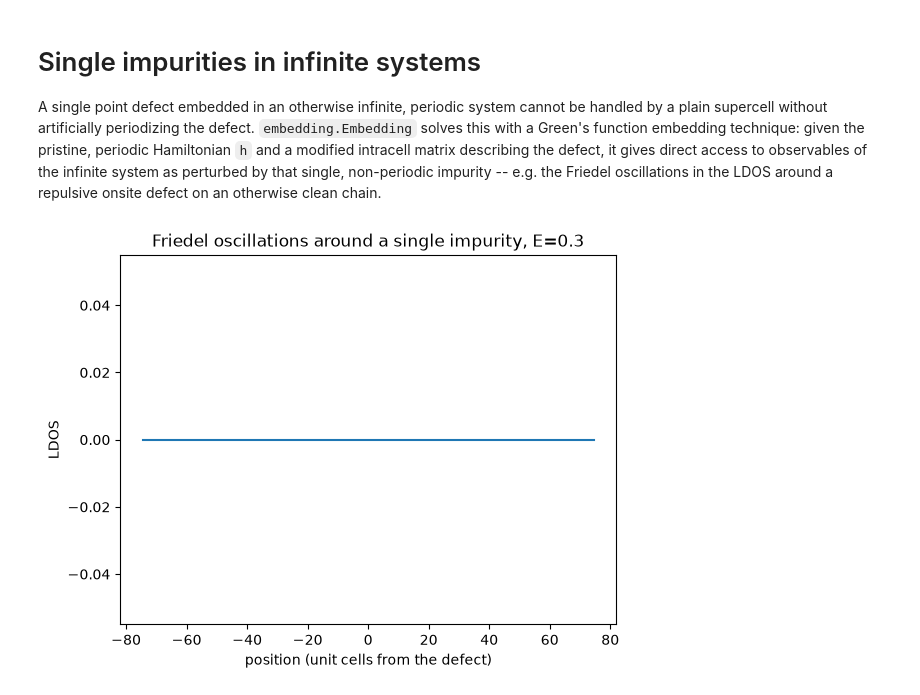
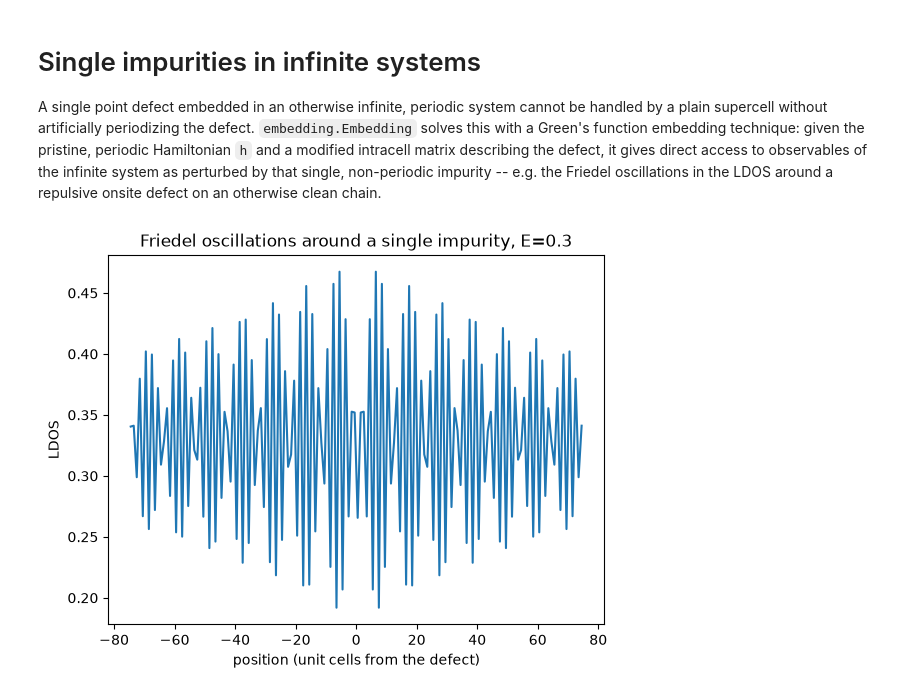
Before and after one commit to joselado/pyqula, a Jupyter notebook: jupyter-notebooks/functionalities/spectral_functions/04_single_impurities_infinite.ipynb, the cells around one changed output. Drawn from its saved outputs; the diff is of its cells as text; code cells hidden in the pictures.

```diff
--- a/jupyter-notebooks/functionalities/spectral_functions/04_single_impurities_infinite.ipynb
+++ b/jupyter-notebooks/functionalities/spectral_functions/04_single_impurities_infinite.ipynb
@@ -10,24 +10,24 @@ around a repulsive onsite defect on an otherwise clean chain.
 # %%
 # Add the root path of the pyqula library
 import os ; import sys
 sys.path.append(os.getcwd()+"/../../../src")
 
 import numpy as np
 import matplotlib.pyplot as plt
 from pyqula import geometry
 from pyqula import embedding
 
 g = geometry.chain()
 h = g.get_hamiltonian() # pristine, infinite Hamiltonian
 hv = h.copy()
 hv.add_onsite(lambda r: 1.0 if r[0]<0.01 else 0.0) # a single-site onsite defect
 eb = embedding.Embedding(h,m=hv)
 
 (x,y,d) = eb.get_ldos(energy=0.3,delta=1e-2,nsuper=150,nk=800,write=False)
 
-plt.plot(x,y)
+plt.plot(x,d)
 plt.xlabel("position (unit cells from the defect)") ; plt.ylabel("LDOS")
 plt.title("Friedel oscillations around a single impurity, E=0.3")
 plt.show()
 # %% [output]
-[figure, old version]
+[figure, new version]
```
Also changed, not shown: 6 other files.
